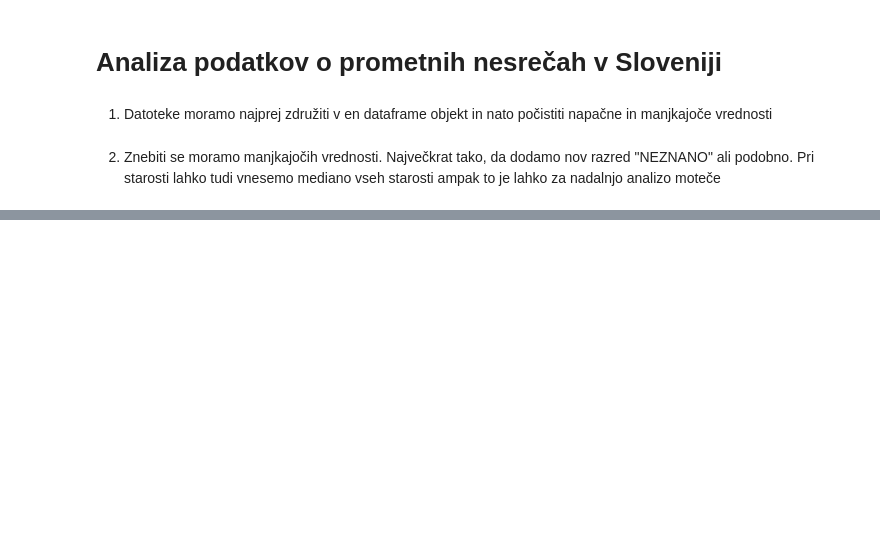
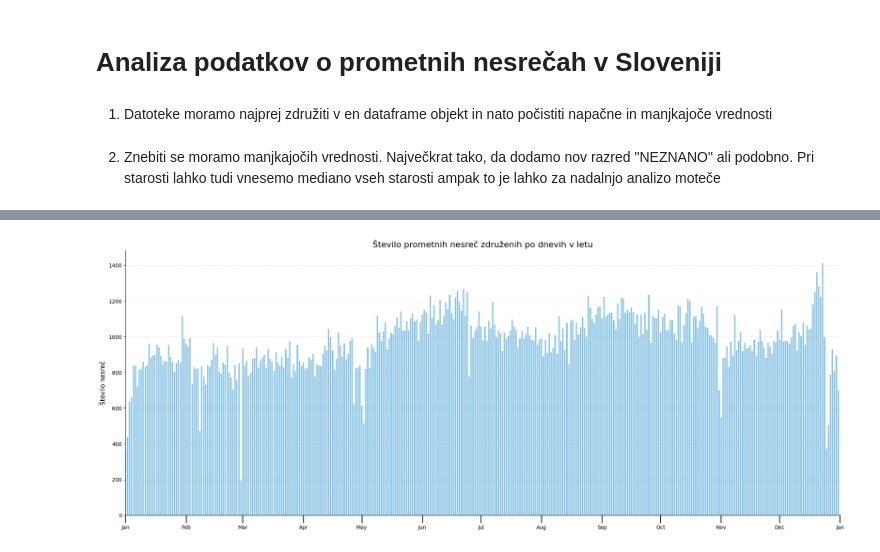
Before and after one commit to PatrikFurlan/PR2615, a Jupyter notebook: notebook.ipynb, the cells around one changed output, grey strips where cells are left out. Saved outputs shown, nothing was run; the diff lists cells and outputs as text; code cells hidden in the pictures; blank space fills up the shorter version.

```diff
--- a/notebook.ipynb
+++ b/notebook.ipynb
@@ -97,0 +102,40 @@ master_df.to_csv("merged_clean.csv")
+# %%
+import pandas as pd
+import matplotlib.pyplot as plt
+import matplotlib.dates as mdates
+
+master_df = pd.read_csv("merged_clean.csv")
+
+master_df['DatumPN'] = pd.to_datetime(master_df['DatumPN'], dayfirst=True)
+daily_counts = master_df.groupby([
+    master_df['DatumPN'].dt.month,
+    master_df['DatumPN'].dt.day
+]).size()
+
+#Use 2024 to draw x axis ticks since it was a leap year
+plot_dates = [pd.Timestamp(year=2024, month=m, day=d) for m, d in daily_counts.index]
+counts = daily_counts.values
+
+plt.figure(figsize=(20, 8))
+
+plt.bar(plot_dates, counts, width=0.6, color='skyblue', edgecolor='navy', linewidth=0.1)
+
+ax = plt.gca()
+ax.set_xlim(pd.Timestamp('2024-01-01'), pd.Timestamp('2025-01-01'))
+
+ax.xaxis.set_major_locator(mdates.MonthLocator())
+ax.xaxis.set_major_formatter(mdates.DateFormatter('%b'))
+
+ax.tick_params(axis='x', which='major', length=15, width=1.5, direction='out', color='black')
+
+plt.title('Število prometnih nesreč združenih po dnevih v letu', fontsize=16)
+plt.ylabel('Število nesreč', fontsize=12)
+plt.grid(axis='y', linestyle='--', alpha=0.4)
+
+ax.spines['top'].set_visible(False)
+ax.spines['right'].set_visible(False)
+
+plt.tight_layout()
+plt.show()
+# %% [output]
+[figure, added]
```
Also changed, not shown: parts of 9 cells of this notebook.
